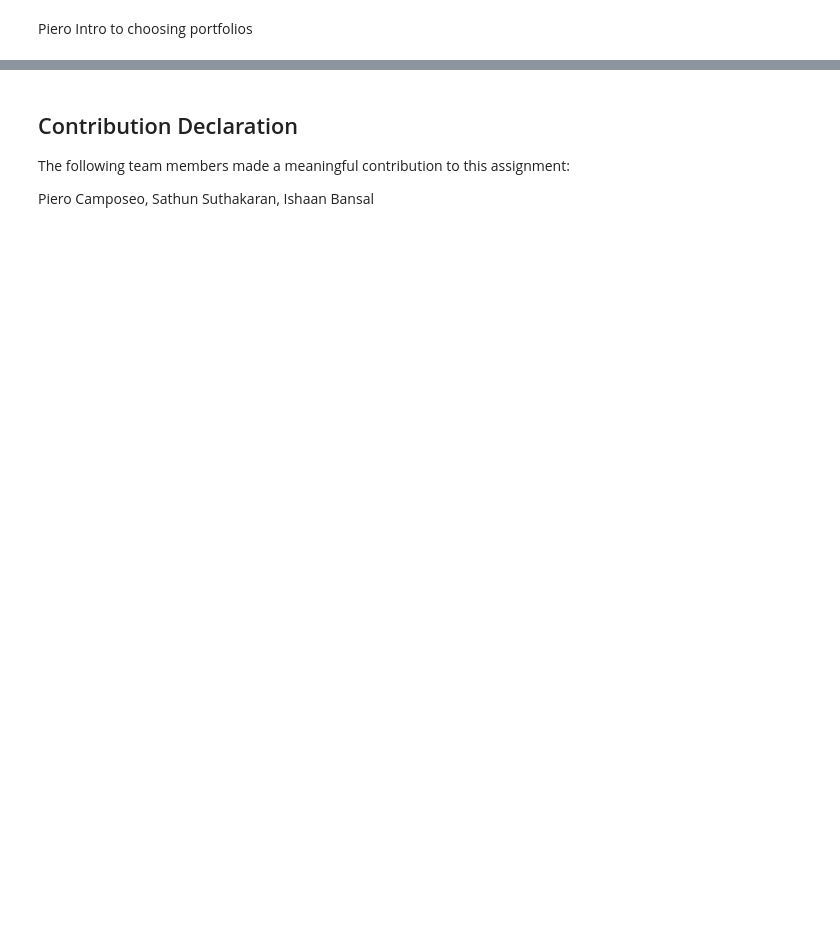
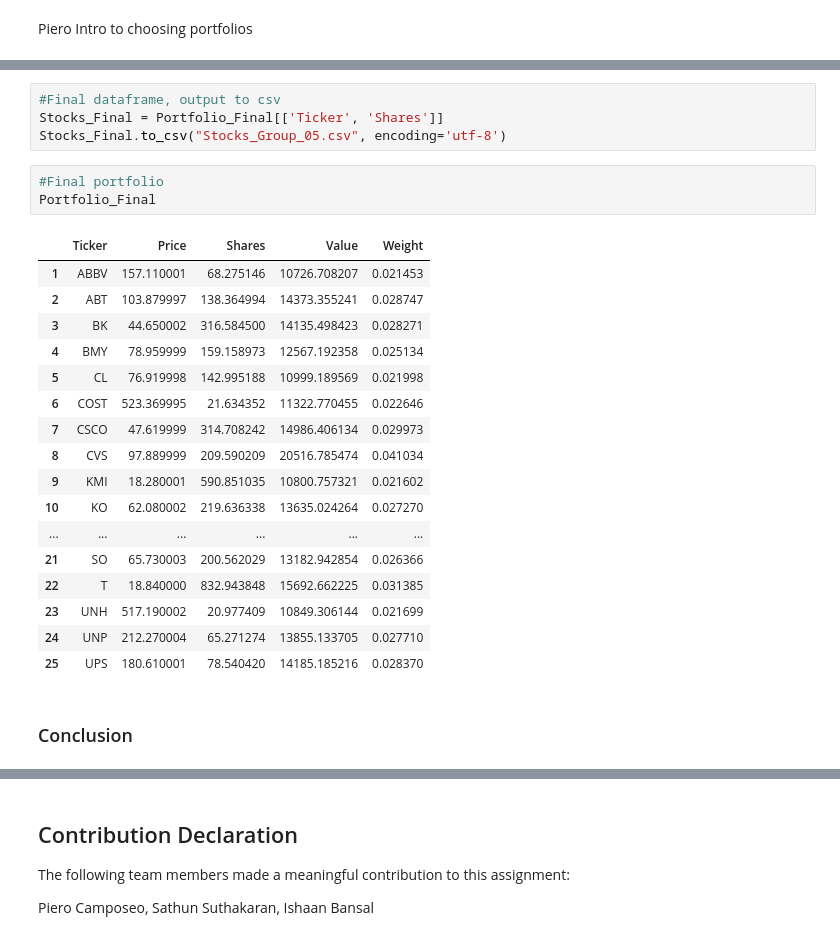
Before and after one commit to Pcamposeo/Robo-Advisor, a Jupyter notebook: Team_05_Assignment.ipynb, the cells around one changed output, grey strips where cells are left out. Cells and saved outputs as stored; diff of their text form; blank space fills up the shorter version.

```diff
--- a/Team_05_Assignment.ipynb
+++ b/Team_05_Assignment.ipynb
@@ -537,0 +686,27 @@ Need sanity check, create portfolio, graph, comments, try out portfolio for past
+# %%
+#Final dataframe, output to csv
+Stocks_Final = Portfolio_Final[['Ticker', 'Shares']]
+Stocks_Final.to_csv("Stocks_Group_05.csv", encoding='utf-8')
+# %%
+#Final portfolio
+Portfolio_Final
+# %% [output]
+|  | Ticker | Price | Shares | Value | Weight |
+| 1 | ABBV | 157.110001 | 68.275146 | 10726.708207 | 0.021453 |
+| 2 | ABT | 103.879997 | 138.364994 | 14373.355241 | 0.028747 |
+| 3 | BK | 44.650002 | 316.584500 | 14135.498423 | 0.028271 |
+| 4 | BMY | 78.959999 | 159.158973 | 12567.192358 | 0.025134 |
+| 5 | CL | 76.919998 | 142.995188 | 10999.189569 | 0.021998 |
+| 6 | COST | 523.369995 | 21.634352 | 11322.770455 | 0.022646 |
+| 7 | CSCO | 47.619999 | 314.708242 | 14986.406134 | 0.029973 |
+| 8 | CVS | 97.889999 | 209.590209 | 20516.785474 | 0.041034 |
+| 9 | KMI | 18.280001 | 590.851035 | 10800.757321 | 0.021602 |
+| 10 | KO | 62.080002 | 219.636338 | 13635.024264 | 0.027270 |
+| ... | ... | ... | ... | ... | ... |
+| 21 | SO | 65.730003 | 200.562029 | 13182.942854 | 0.026366 |
+| 22 | T | 18.840000 | 832.943848 | 15692.662225 | 0.031385 |
+| 23 | UNH | 517.190002 | 20.977409 | 10849.306144 | 0.021699 |
+| 24 | UNP | 212.270004 | 65.271274 | 13855.133705 | 0.027710 |
+| 25 | UPS | 180.610001 | 78.540420 | 14185.185216 | 0.028370 |
+# %% [markdown]
+### Conclusion
```
Also changed, not shown: parts of 13 cells of this notebook, 1 other file.
